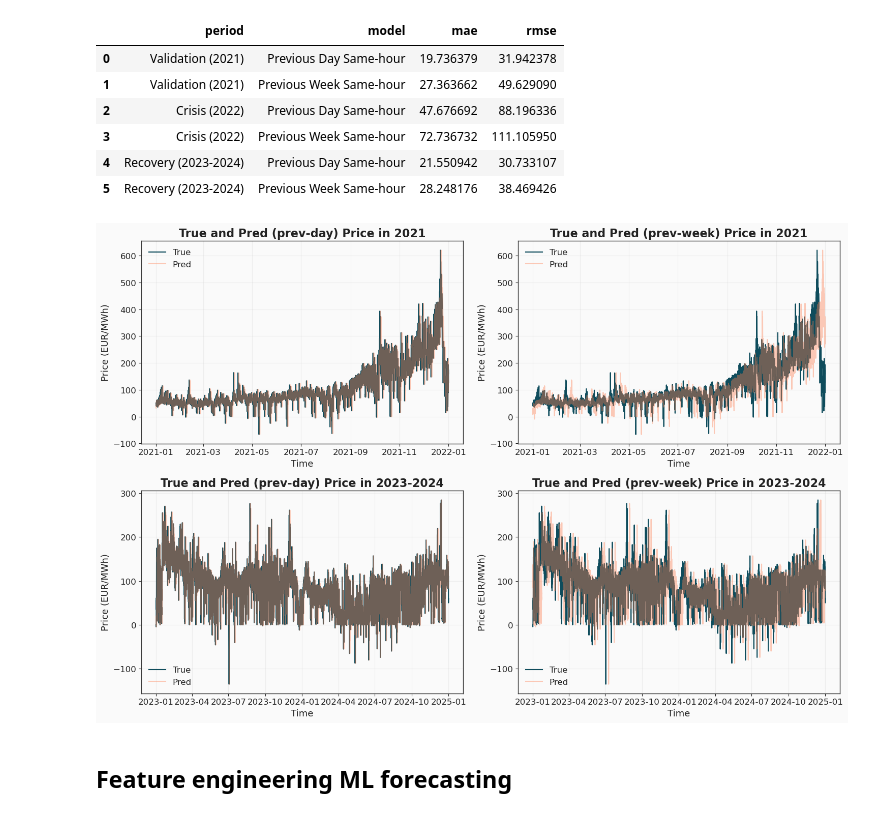
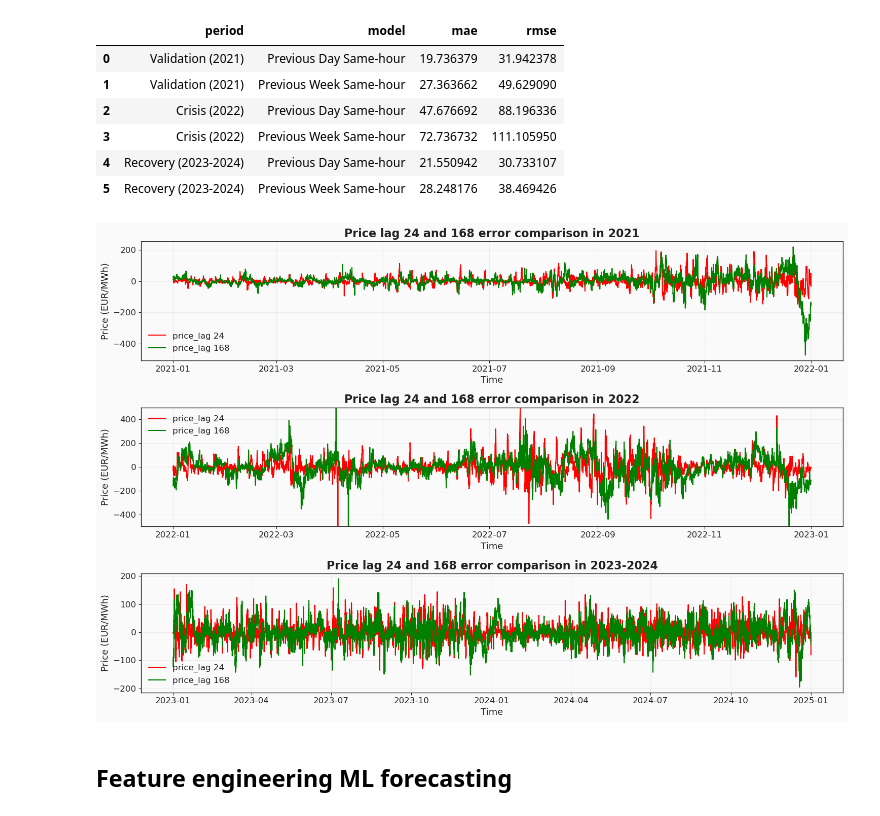
Before and after one commit to LisaBianConti/electricity-price-forecasting, a Jupyter notebook: notebooks/05_modelling.ipynb, the cells around one changed output. Drawn from its saved outputs; the diff is of its cells as text; code cells hidden in the pictures.

```diff
--- a/notebooks/05_modelling.ipynb
+++ b/notebooks/05_modelling.ipynb
@@ -139,36 +139,66 @@ pd.DataFrame(baseline_evaluation)
 | 3 | Crisis (2022) | Previous Week Same-hour | 72.736732 | 111.105950 |
 | 4 | Recovery (2023-2024) | Previous Day Same-hour | 21.550942 | 30.733107 |
 | 5 | Recovery (2023-2024) | Previous Week Same-hour | 28.248176 | 38.469426 |
+# %%
+prev_day_error_2021 = pd.DataFrame(df_baseline_val["Day-ahead Price (EUR/MWh)"] - df_baseline_val["price_lag_24"])
+prev_week_error_2021 = pd.DataFrame(df_baseline_val["Day-ahead Price (EUR/MWh)"] - df_baseline_val["price_lag_168"])
+
+prev_day_error_2022 = pd.DataFrame(df_baseline_crisis["Day-ahead Price (EUR/MWh)"] - df_baseline_crisis["price_lag_24"])
+prev_week_error_2022 = pd.DataFrame(df_baseline_crisis["Day-ahead Price (EUR/MWh)"] - df_baseline_crisis["price_lag_168"])
+
+prev_day_error_2023_24 = pd.DataFrame(df_baseline_recovery["Day-ahead Price (EUR/MWh)"] - df_baseline_recovery["price_lag_24"])
+prev_week_error_2023_24 = pd.DataFrame(df_baseline_recovery["Day-ahead Price (EUR/MWh)"] - df_baseline_recovery["price_lag_168"])
 # %%
-fig, ax = plt.subplots(nrows = 2, ncols = 2, figsize = (15,10))
-sns.lineplot(data = df_baseline_val, x = df_baseline_val.index, y = "Day-ahead Price (EUR/MWh)", ax = ax[0,0], color = style.COLORS["primary"], label = "True")
-sns.lineplot(data = df_baseline_val, x = df_baseline_val.index, y = "price_lag_24", ax = ax[0,0], color = style.COLORS["accent"], label = "Pred", alpha = 0.4)
-sns.lineplot(data = df_baseline_val, x = df_baseline_val.index, y = "Day-ahead Price (EUR/MWh)", ax = ax[0,1], color = style.COLORS["primary"], label = "True")
-sns.lineplot(data = df_baseline_val, x = df_baseline_val.index, y = "price_lag_168", ax = ax[0,1], color = style.COLORS["accent"], label = "Pred", alpha = 0.4)
-sns.lineplot(data = df_baseline_recovery, x = df_baseline_recovery.index, y = "Day-ahead Price (EUR/MWh)", ax = ax[1,0], color = style.COLORS["primary"], label = "True")
-sns.lineplot(data = df_baseline_recovery, x = df_baseline_recovery.index, y = "price_lag_24", ax = ax[1,0], color = style.COLORS["accent"], label = "Pred", alpha = 0.4)
-sns.lineplot(data = df_baseline_recovery, x = df_baseline_recovery.index, y = "Day-ahead Price (EUR/MWh)", ax = ax[1,1], color = style.COLORS["primary"], label = "True")
-sns.lineplot(data = df_baseline_recovery, x = df_baseline_recovery.index, y = "price_lag_168", ax = ax[1,1], color = style.COLORS["accent"], label = "Pred", alpha = 0.4)
+fig, ax = plt.subplots(nrows = 3, figsize = (15, 10))
+sns.lineplot(data = prev_day_error_2021,
+             x = prev_day_error_2021.index,
+             y = prev_day_error_2021.iloc[:, 0],
+             ax = ax[0], label = "price_lag 24", color = "red")
+sns.lineplot(data = prev_week_error_2021,
+             x = prev_week_error_2021.index,
+             y = prev_week_error_2021.iloc[:, 0],
+             ax = ax[0], label = "price_lag 168", color = "green")
 
-ax[0, 0].set_xlabel("Time")
-ax[0, 0].set_ylabel("Price (EUR/MWh)")
-ax[0, 0].set_title("True and Pred (prev-day) Price in 2021")
+sns.lineplot(data = prev_day_error_2022,
+             x = prev_day_error_2022.index,
+             y = prev_day_error_2022.iloc[:, 0],
+             ax = ax[1], label = "price_lag 24", color = "red")
+sns.lineplot(data = prev_week_error_2022,
+             x = prev_week_error_2022.index,
+             y = prev_week_error_2022.iloc[:, 0],
+             ax = ax[1], label = "price_lag 168", color = "green")
 
-ax[0, 1].set_xlabel("Time")
-ax[0, 1].set_ylabel("Price (EUR/MWh)")
-ax[0, 1].set_title("True and Pred (prev-week) Price in 2021")
+sns.lineplot(data = prev_day_error_2023_24,
+             x = prev_day_error_2023_24.index,
+             y = prev_day_error_2023_24.iloc[:,0],
+             ax = ax[2], label = "price_lag 24", color = "red")
+sns.lineplot(data = prev_week_error_2023_24,
+             x = prev_week_error_2023_24.index,
+             y = prev_week_error_2023_24.iloc[:, 0],
+             ax = ax[2], label = "price_lag 168", color = "green")
 
-ax[1, 0].set_xlabel("Time")
-ax[1, 0].set_ylabel("Price (EUR/MWh)")
-ax[1, 0].set_title("True and Pred (prev-day) Price in 2023-2024")
+ax[0].set_xlabel("Time")
+ax[0].set_ylabel("Price (EUR/MWh)")
+ax[0].set_title("Price lag 24 and 168 error comparison in 2021")
 
-ax[1, 1].set_xlabel("Time")
-ax[1, 1].set_ylabel("Price (EUR/MWh)")
-ax[1, 1].set_title("True and Pred (prev-week) Price in 2023-2024")
+ax[1].set_xlabel("Time")
+ax[1].set_ylabel("Price (EUR/MWh)")
+ax[1].set_title("Price lag 24 and 168 error comparison in 2022")
+
+ax[1].set_ylim([-500, 500])
+
+ax[2].set_xlabel("Time")
+ax[2].set_ylabel("Price (EUR/MWh)")
+ax[2].set_title("Price lag 24 and 168 error comparison in 2023-2024")
+
+ax[0].legend()
+ax[1].legend()
+ax[2].legend()
+
 plt.tight_layout()
 plt.show()
 # %% [output]
-[figure, old version]
+[figure, new version]
 # %% [markdown]
 ## Feature engineering ML forecasting
 # %%
```
Also changed, not shown: parts of 58 cells of this notebook.
